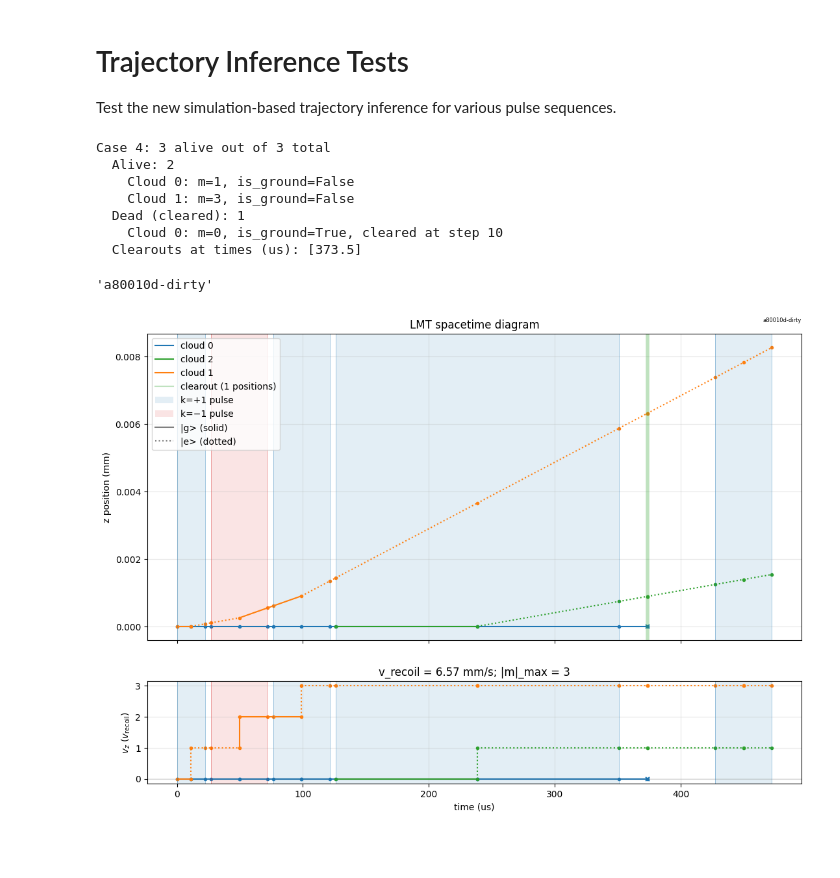
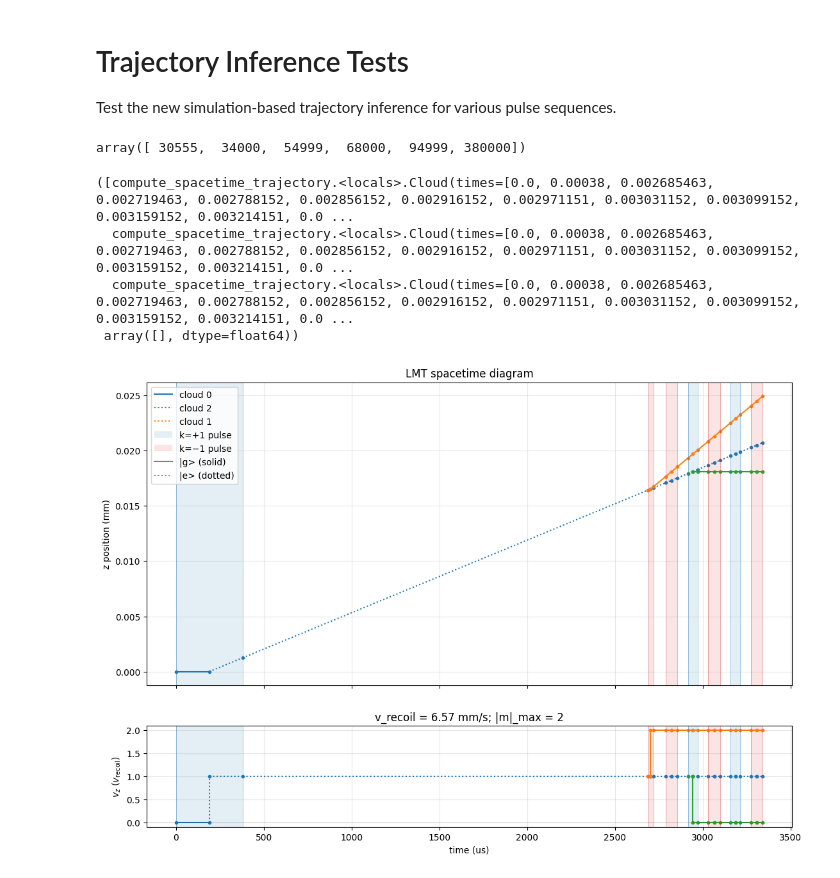
Before and after one commit to charlesbaynham/LMT_sim_scratch, a Jupyter notebook: notebooks/true_LMT_trajectory.ipynb, the cells around one changed output. Cells and saved outputs as stored; diff of their text form; code cells hidden in the pictures; blank space fills up the shorter version.

```diff
--- a/notebooks/true_LMT_trajectory.ipynb
+++ b/notebooks/true_LMT_trajectory.ipynb
@@ -625,2 +17,0 @@ pulse_sequence = (
-# %%
-is_up_pulse, timestamp_mu, duration_mu = pulse_sequence
@@ -627,11 +26,25 @@ is_up_pulse, timestamp_mu, duration_mu = pulse_sequence
+# %%
+np.unique(durations_mu)
+# %% [output]
+array([ 30555,  34000,  54999,  68000,  94999, 380000])
+# %%
+# Manually specify which durations are pi pulses and which are pi/2
+
+is_pi_pulse = lambda duration_mu: duration_mu > 50000
 # %%
 sequence = []
 
 t_now = 0
 
-for this_is_up, this_timestamp_mu, this_duration_mu in zip(
-    is_up_pulse, timestamp_mu, duration_mu
-):
+centre_freq_hz = opll_hz[0] + beam_hz[0] - sim.RECOIL_FREQUENCY_HZ
+
+for i, (
+    this_is_up,
+    this_timestamp_mu,
+    this_duration_mu,
+    this_opll_hz,
+    this_beam_hz,
+) in enumerate(zip(is_up, start_times_mu, durations_mu, opll_hz, beam_hz)):
 
     timestamp = this_timestamp_mu * 1e-9
     if timestamp < t_now:
@@ -644,40 +57,35 @@ for this_is_up, this_timestamp_mu, this_duration_mu in zip(
 
     k = +1 if this_is_up else -1
     duration = this_duration_mu * 1e-9
+    detuning_hz = this_opll_hz + this_beam_hz - centre_freq_hz
+
+    # Assume that the pulses are all correctly calibrate pi or pi/2 pulses
+    if is_pi_pulse(this_duration_mu):
+        rabi_freq_hz = 1 / (2 * duration)
+    else:
+        rabi_freq_hz = 1 / (4 * duration)
+
     pulse = seq.Pulse(
         k=k,
-        detuning_hz=-3 * sim.RECOIL_FREQUENCY_HZ,
+        detuning_hz=detuning_hz,
         phi=0.0,
-        label="LMT arm1 (e,m=1)",
-        rabi_frequency=sim.RABI_FREQ,
+        label="LMT",
+        rabi_frequency=rabi_freq_hz,
         duration=duration,
     )
     t_now += duration
     sequence.append(pulse)
+
+    if i > 5:
+        break
+
+# Skip the first freefall
+sequence = sequence[1:]
-# %%
-
-clouds_4, ct_4 = seq.compute_spacetime_trajectory(sequence_4, plot=True)
-print(f"Case 4: {len(clouds_4)} alive out of {len(clouds_4)} total")
-alive = [c for c in clouds_4 if c.alive]
-dead = [c for c in clouds_4 if not c.alive]
-print(f"  Alive: {len(alive)}")
-for i, c in enumerate(alive):
-    print(f"    Cloud {i}: m={c.m[-1]}, is_ground={c.is_ground[-1]}")
-print(f"  Dead (cleared): {len(dead)}")
-for i, c in enumerate(dead):
-    print(
-        f"    Cloud {i}: m={c.m[-1]}, is_ground={c.is_ground[-1]}, cleared at step {len(c.times)}"
-    )
-print(f"  Clearouts at times (us): {ct_4 * 1e6}")
-
-vs.tag_plot(small=True)
-# %% [output]
-Case 4: 3 alive out of 3 total
-  Alive: 2
-    Cloud 0: m=1, is_ground=False
-    Cloud 1: m=3, is_ground=False
-  Dead (cleared): 1
-    Cloud 0: m=0, is_ground=True, cleared at step 10
-  Clearouts at times (us): [373.5]
-'a80010d-dirty'
-[figure, removed]
+# %%
+seq.compute_spacetime_trajectory(sequence, plot=True)
+# %% [output]
+([compute_spacetime_trajectory.<locals>.Cloud(times=[0.0, 0.00038, 0.002685463, 0.002719463, 0.002788152, 0.002856152, 0.002916152, 0.002971151, 0.003031152, 0.003099152, 0.003159152, 0.003214151, 0.0 ...
+  compute_spacetime_trajectory.<locals>.Cloud(times=[0.0, 0.00038, 0.002685463, 0.002719463, 0.002788152, 0.002856152, 0.002916152, 0.002971151, 0.003031152, 0.003099152, 0.003159152, 0.003214151, 0.0 ...
+  compute_spacetime_trajectory.<locals>.Cloud(times=[0.0, 0.00038, 0.002685463, 0.002719463, 0.002788152, 0.002856152, 0.002916152, 0.002971151, 0.003031152, 0.003099152, 0.003159152, 0.003214151, 0.0 ...
+ array([], dtype=float64))
+[figure, added]
```
Also changed, not shown: parts of 4 cells of this notebook, 2 other files.
